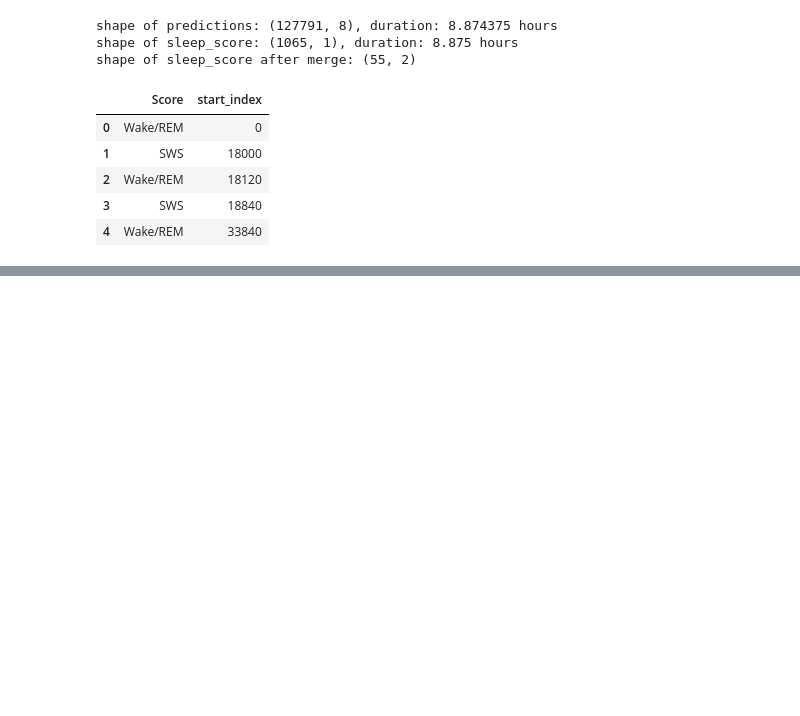
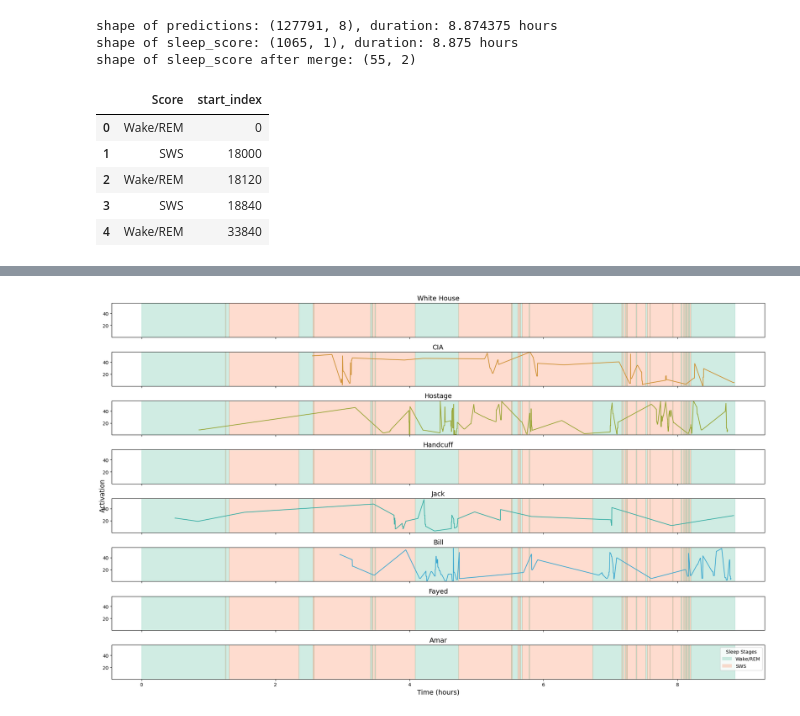
Before and after one commit to NxNiki/brain_decoding, a Jupyter notebook: scripts/burst_analysis.ipynb, the cells around one changed output, grey strips where cells are left out. Drawn from its saved outputs; the diff is of its cells as text; code cells hidden in the pictures; blank space fills up the shorter version.

```diff
--- a/scripts/burst_analysis.ipynb
+++ b/scripts/burst_analysis.ipynb
@@ -49,0 +51,6 @@ prediction_curve(burst_rate, sleep_score, labels, result_path)
+# %%
+fig_name = os.path.join(file_path, 'epoch40_burst_ibi.png')
+burst_ibi = burst_analysis.sliding_window_analysis(burst_analysis.calculate_ibi)
+prediction_curve(burst_ibi, sleep_score, labels, fig_name)
+# %% [output]
+[figure, added]
```
Also changed, not shown: parts of 4 cells of this notebook, 2 other files.
